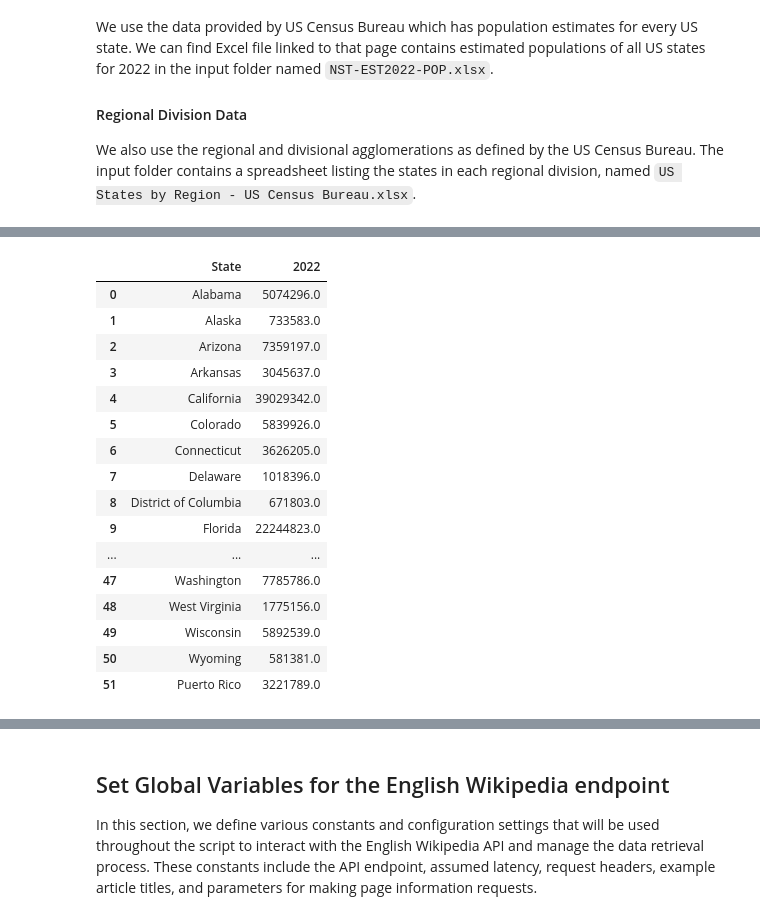
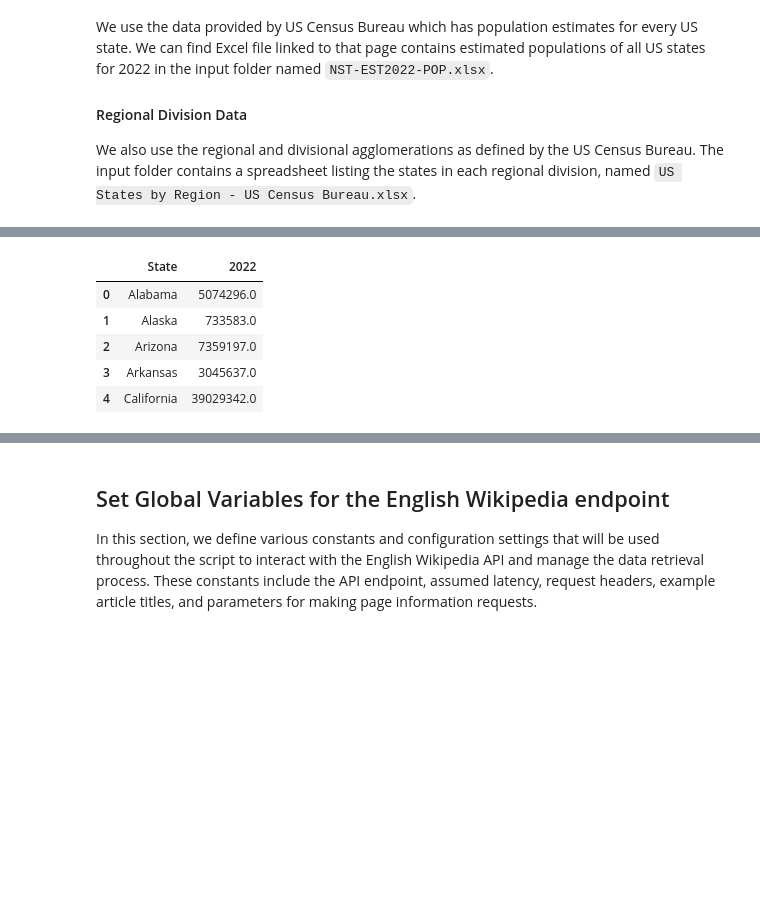
Before and after one commit to adithyaav27/data-512-homework_2, a Jupyter notebook: DataAnalysisCode.ipynb, the cells around one changed output, grey strips where cells are left out. Saved outputs shown, nothing was run; the diff lists cells and outputs as text; code cells hidden in the pictures; blank space fills up the shorter version.

```diff
--- a/DataAnalysisCode.ipynb
+++ b/DataAnalysisCode.ipynb
@@ -87,42 +82,31 @@ us_citiesxstates
 # %%
 # Reading the population data
 
 us_pop = pd.read_excel(os.path.join(cwd, 'input/NST-EST2022-POP.xlsx'), skiprows=4)
 
 # Remove unnecessary rows
 us_pop = us_pop[4:]
 
 us_pop.reset_index(drop=True, inplace=True)
 
 # Rename the columns
 us_pop.columns = ['State','2020_est','2020', '2021', '2022']
 
 # The State names start with a . so we remove such special characters
 us_pop = us_pop[us_pop['State'].str.contains('^\.', na=False)]
 us_pop['State'] = us_pop['State'].str.slice(1)
 us_pop = us_pop[['State', '2022']].reset_index(drop=True)
 
 us_pop.columns = ['State', '2022']
 
-us_pop
+us_pop.head()
 # %% [output]
 |  | State | 2022 |
 | 0 | Alabama | 5074296.0 |
 | 1 | Alaska | 733583.0 |
 | 2 | Arizona | 7359197.0 |
 | 3 | Arkansas | 3045637.0 |
 | 4 | California | 39029342.0 |
-| 5 | Colorado | 5839926.0 |
-| 6 | Connecticut | 3626205.0 |
-| 7 | Delaware | 1018396.0 |
-| 8 | District of Columbia | 671803.0 |
-| 9 | Florida | 22244823.0 |
-| ... | ... | ... |
-| 47 | Washington | 7785786.0 |
-| 48 | West Virginia | 1775156.0 |
-| 49 | Wisconsin | 5892539.0 |
-| 50 | Wyoming | 581381.0 |
-| 51 | Puerto Rico | 3221789.0 |
 # %%
 # Load the regional divison data from the Excel file
 us_regions = pd.read_excel(os.path.join(cwd, 'input/US States by Region - US Census Bureau.xlsx'))
```
Also changed, not shown: parts of 18 cells of this notebook, 3 other files.
